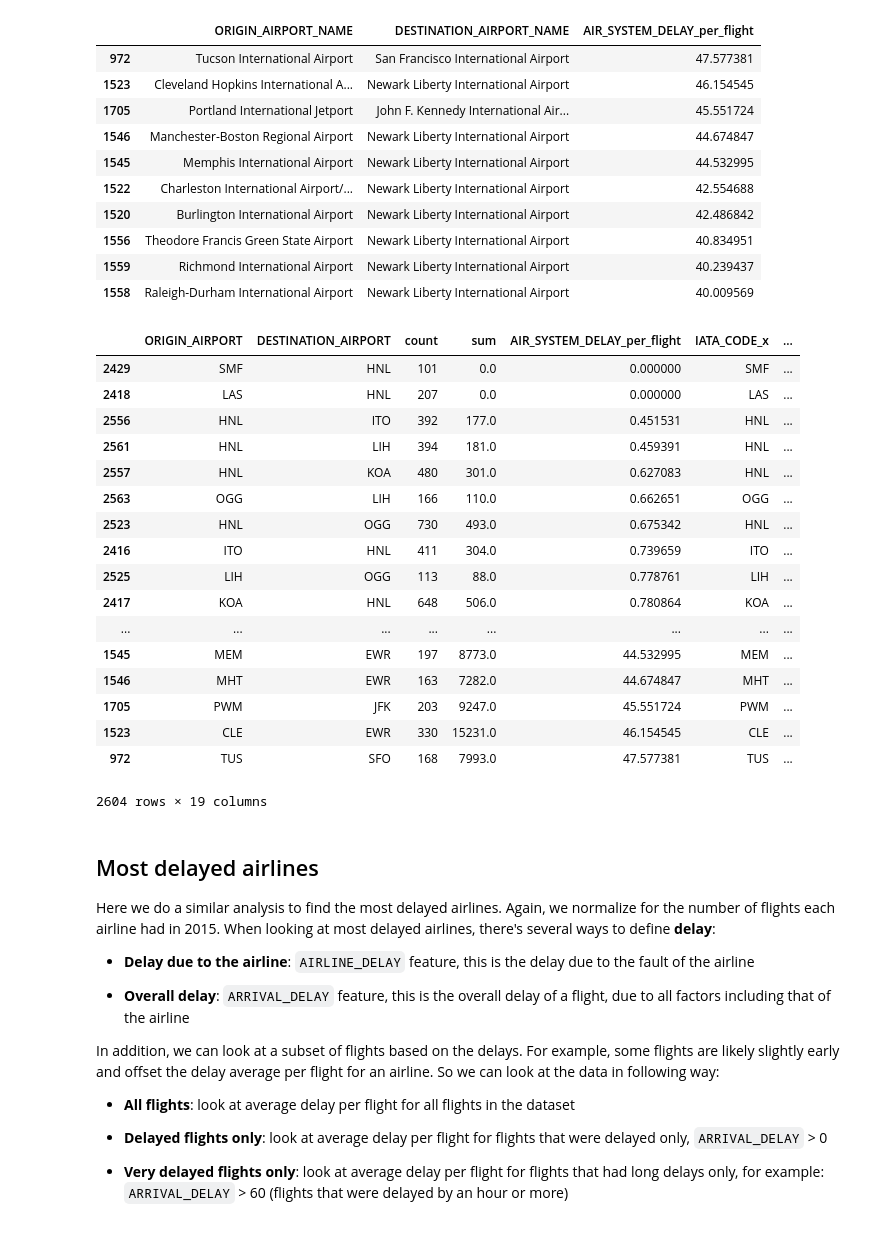
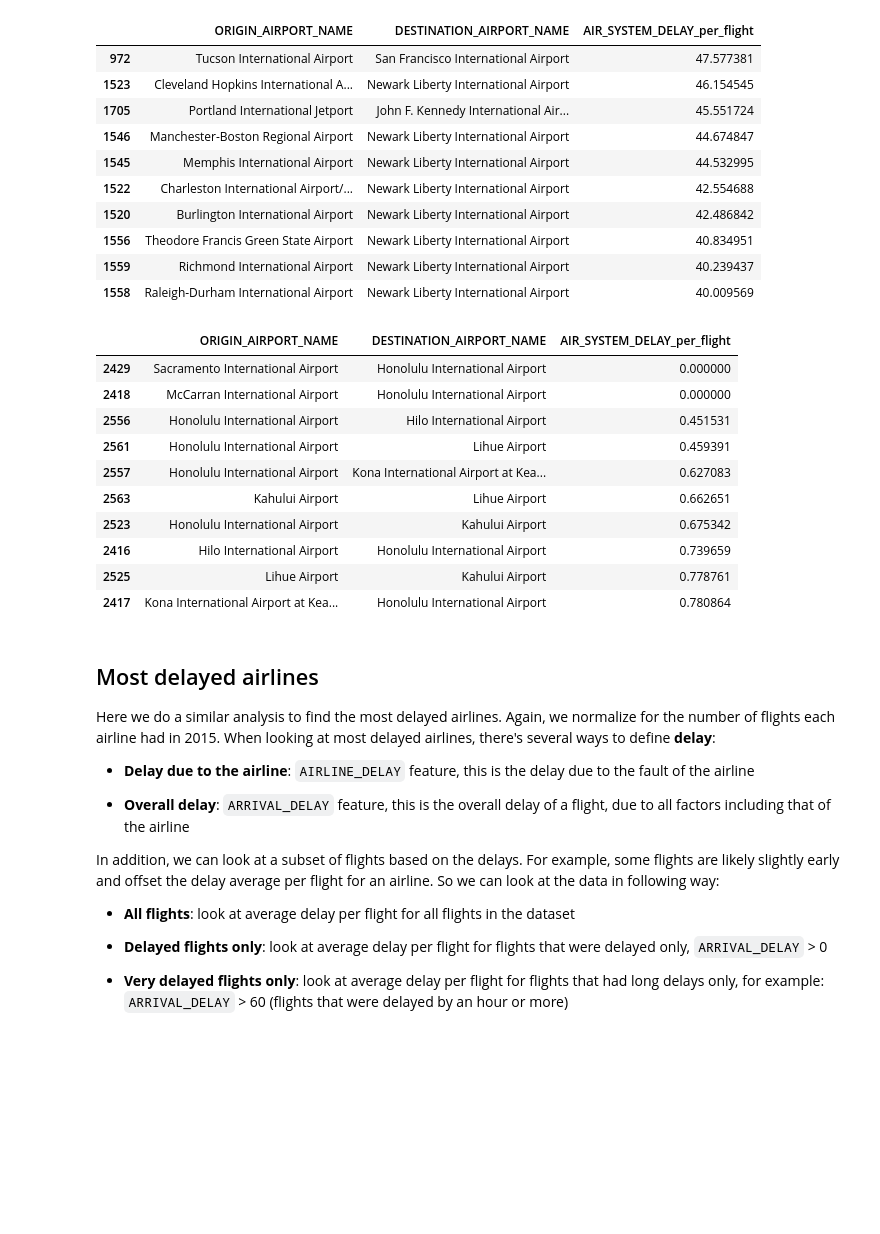
Before and after one commit to ryanbae89/data-512-final-project, a Jupyter notebook: flight_delays.ipynb, the cells around one changed output. Drawn from its saved outputs; the diff is of its cells as text; code cells hidden in the pictures; blank space fills up the shorter version.

Commit message:
added most and least delayed routes images

```diff
--- a/flight_delays.ipynb
+++ b/flight_delays.ipynb
@@ -494,27 +503,22 @@ route_delays[['ORIGIN_AIRPORT_NAME', 'DESTINATION_AIRPORT_NAME', 'AIR_SYSTEM_DEL
 | 1556 | Theodore Francis Green State Airport | Newark Liberty International Airport | 40.834951 |
 | 1559 | Richmond International Airport | Newark Liberty International Airport | 40.239437 |
 | 1558 | Raleigh-Durham International Airport | Newark Liberty International Airport | 40.009569 |
-# %%
-route_delays
-# %% [output]
-|  | ORIGIN_AIRPORT | DESTINATION_AIRPORT | count | sum | AIR_SYSTEM_DELAY_per_flight | IATA_CODE_x | ... |
-| 2429 | SMF | HNL | 101 | 0.0 | 0.000000 | SMF | ... |
-| 2418 | LAS | HNL | 207 | 0.0 | 0.000000 | LAS | ... |
-| 2556 | HNL | ITO | 392 | 177.0 | 0.451531 | HNL | ... |
-| 2561 | HNL | LIH | 394 | 181.0 | 0.459391 | HNL | ... |
-| 2557 | HNL | KOA | 480 | 301.0 | 0.627083 | HNL | ... |
-| 2563 | OGG | LIH | 166 | 110.0 | 0.662651 | OGG | ... |
-| 2523 | HNL | OGG | 730 | 493.0 | 0.675342 | HNL | ... |
-| 2416 | ITO | HNL | 411 | 304.0 | 0.739659 | ITO | ... |
-| 2525 | LIH | OGG | 113 | 88.0 | 0.778761 | LIH | ... |
-| 2417 | KOA | HNL | 648 | 506.0 | 0.780864 | KOA | ... |
-| ... | ... | ... | ... | ... | ... | ... | ... |
-| 1545 | MEM | EWR | 197 | 8773.0 | 44.532995 | MEM | ... |
-| 1546 | MHT | EWR | 163 | 7282.0 | 44.674847 | MHT | ... |
-| 1705 | PWM | JFK | 203 | 9247.0 | 45.551724 | PWM | ... |
-| 1523 | CLE | EWR | 330 | 15231.0 | 46.154545 | CLE | ... |
-| 972 | TUS | SFO | 168 | 7993.0 | 47.577381 | TUS | ... |
-2604 rows × 19 columns
+# %%
+route_delays = route_delays.sort_values(by='AIR_SYSTEM_DELAY_per_flight',
+                                ascending=True)
+route_delays[['ORIGIN_AIRPORT_NAME', 'DESTINATION_AIRPORT_NAME', 'AIR_SYSTEM_DELAY_per_flight']].head(10)
+# %% [output]
+|  | ORIGIN_AIRPORT_NAME | DESTINATION_AIRPORT_NAME | AIR_SYSTEM_DELAY_per_flight |
+| 2429 | Sacramento International Airport | Honolulu International Airport | 0.000000 |
+| 2418 | McCarran International Airport | Honolulu International Airport | 0.000000 |
+| 2556 | Honolulu International Airport | Hilo International Airport | 0.451531 |
+| 2561 | Honolulu International Airport | Lihue Airport | 0.459391 |
+| 2557 | Honolulu International Airport | Kona International Airport at Kea... | 0.627083 |
+| 2563 | Kahului Airport | Lihue Airport | 0.662651 |
+| 2523 | Honolulu International Airport | Kahului Airport | 0.675342 |
+| 2416 | Hilo International Airport | Honolulu International Airport | 0.739659 |
+| 2525 | Lihue Airport | Kahului Airport | 0.778761 |
+| 2417 | Kona International Airport at Kea... | Honolulu International Airport | 0.780864 |
 # %% [markdown]
 ## Most delayed airlines
 
```
Also changed, not shown: parts of 1 cell of this notebook, 2 other files.
